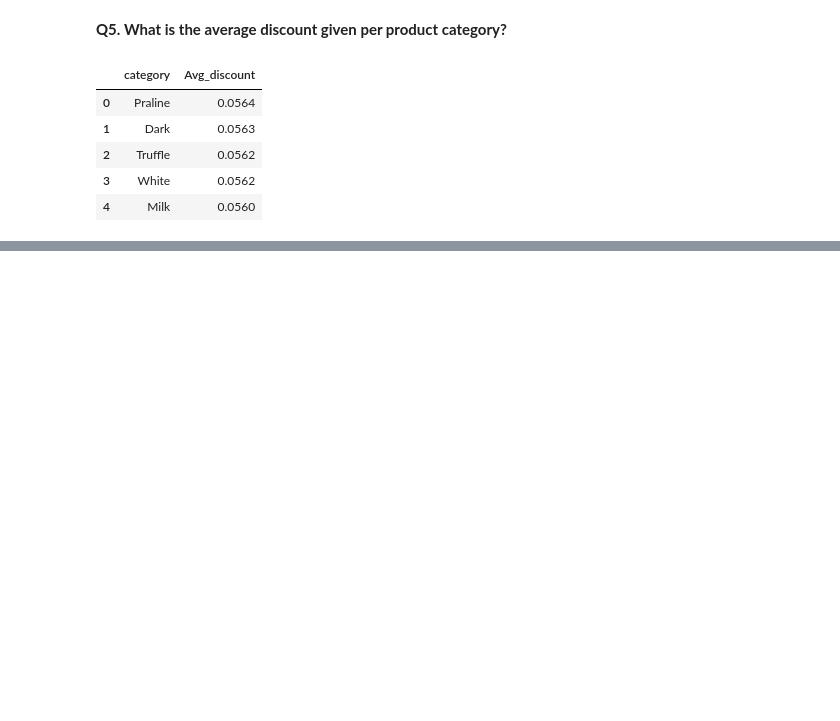
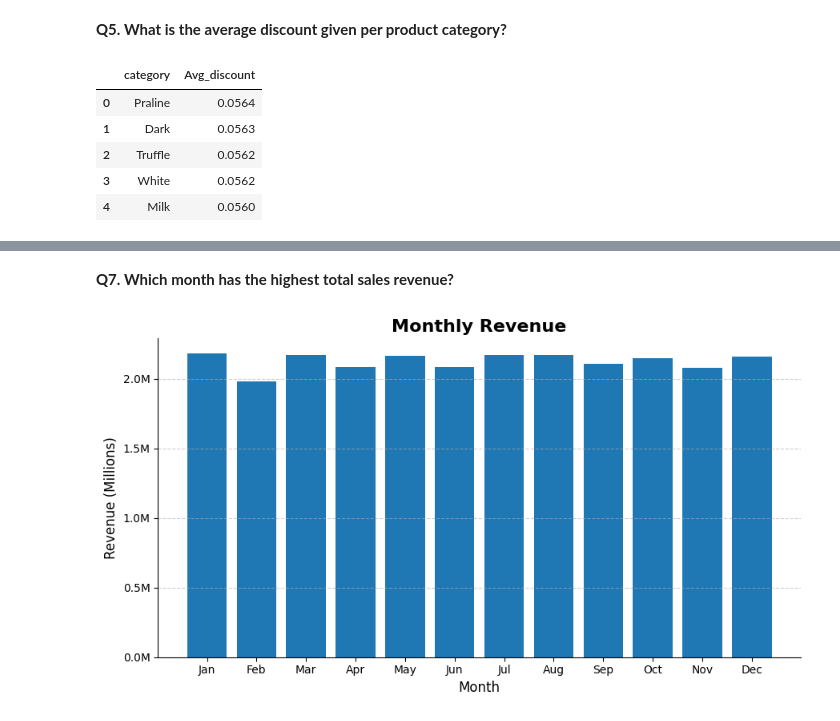
Before and after one commit to Abhaypanchal5/Data-Analytics-Portfolio, a Jupyter notebook: 04_End-To-End-Project/Chocolate sales/Notebook/notebook.ipynb, the cells around one changed output, grey strips where cells are left out. Saved outputs shown, nothing was run; the diff lists cells and outputs as text; code cells hidden in the pictures; blank space fills up the shorter version.

```diff
--- a/04_End-To-End-Project/Chocolate sales/Notebook/notebook.ipynb
+++ b/04_End-To-End-Project/Chocolate sales/Notebook/notebook.ipynb
@@ -336,0 +358,32 @@ Avg_Dis
+# %% [markdown]
+**Q7. Which month has the highest total sales revenue?**
+# %%
+Monthly_sales = df_sales.groupby(df_sales['order_date'].dt.month)['revenue'].sum()
+
+import matplotlib.ticker as mticker
+
+Monthly_sales = df_sales.groupby(df_sales['order_date'].dt.month)['revenue'].sum()
+
+fig, ax = plt.subplots(figsize=(9,5))
+
+ax.bar(Monthly_sales.index, Monthly_sales.values)
+
+# ✅ Fix xticks properly
+ax.set_xticks(range(1,13))
+ax.set_xticklabels(['Jan','Feb','Mar','Apr','May','Jun','Jul','Aug','Sep','Oct','Nov','Dec'])
+
+# ✅ Format y-axis to millions
+ax.yaxis.set_major_formatter(mticker.FuncFormatter(lambda x, _: f'{x/1e6:.1f}M'))
+
+ax.set_xlabel("Month", fontsize=12)
+ax.set_ylabel("Revenue (Millions)", fontsize=12)
+ax.set_title("Monthly Revenue", fontsize=16, weight='bold')
+
+ax.spines[['top','right']].set_visible(False)
+ax.yaxis.grid(True, linestyle='--', alpha=0.6)
+
+
+plt.tight_layout()
+plt.show()
+# %% [output]
+[figure, added]
```
Also changed, not shown: parts of 11 cells of this notebook.
